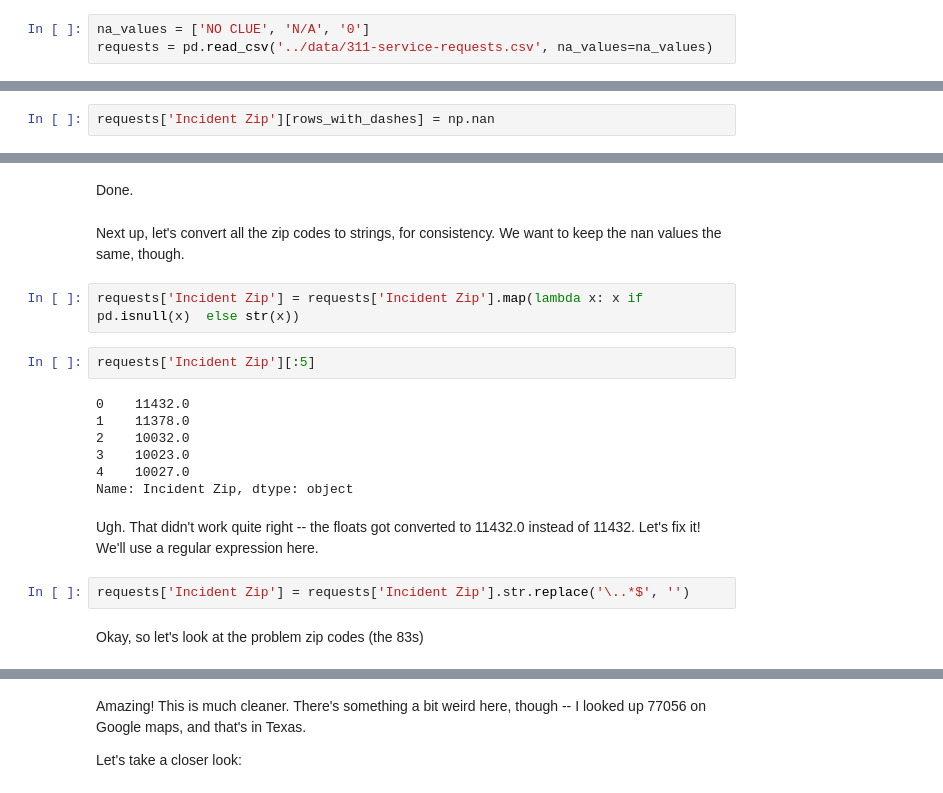
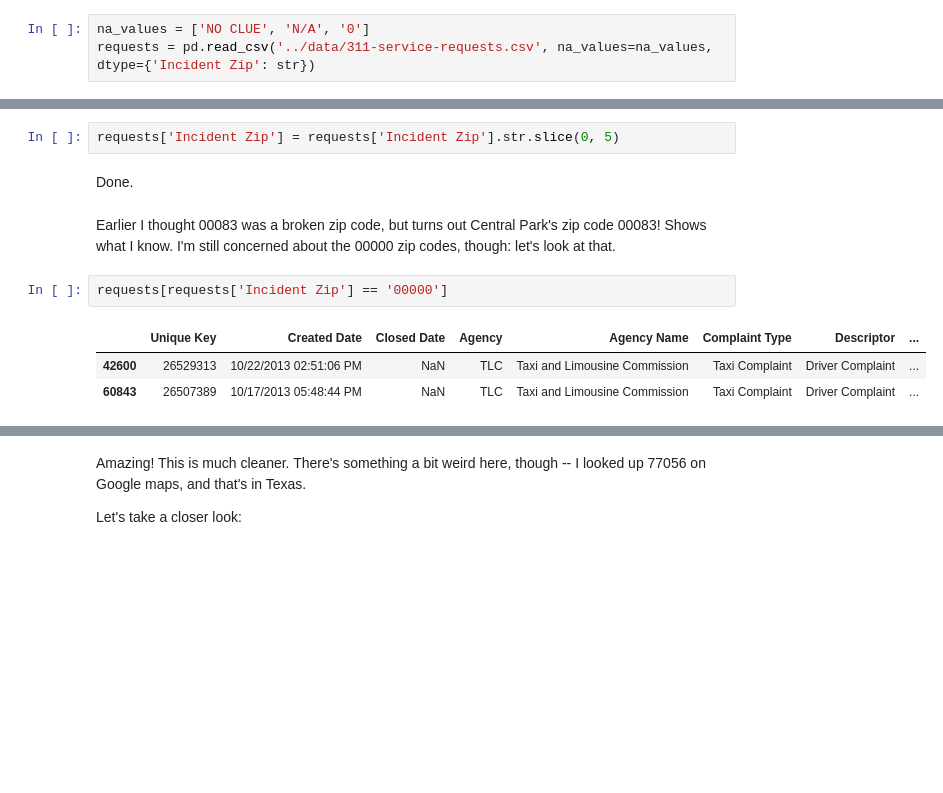
Before and after one commit to jvns/pandas-cookbook, a Jupyter notebook: cookbook/Chapter 7 - Cleaning up messy data.ipynb, the cells around one changed output, grey strips where cells are left out. Saved outputs shown, nothing was run; the diff lists cells and outputs as text; blank space fills up the shorter version.

```diff
--- a/cookbook/Chapter 7 - Cleaning up messy data.ipynb
+++ b/cookbook/Chapter 7 - Cleaning up messy data.ipynb
@@ -63,6 +63,6 @@ We can pass a `na_values` option to `pd.read_csv` to clean this up a little bit.
 # %%
 na_values = ['NO CLUE', 'N/A', '0']
-requests = pd.read_csv('../data/311-service-requests.csv', na_values=na_values)
+requests = pd.read_csv('../data/311-service-requests.csv', na_values=na_values, dtype={'Incident Zip': str})
 # %%
 requests['Incident Zip'].unique()
 # %% [output]
@@ -104,2 +101,0 @@ Huh. Weird. Don't know what it means. Let's remove them!
-# %%
-requests['Incident Zip'][rows_with_dashes] = np.nan
@@ -106,21 +116,12 @@ requests['Incident Zip'][rows_with_dashes] = np.nan
+# %%
+requests['Incident Zip'] = requests['Incident Zip'].str.slice(0, 5)
 # %% [markdown]
 Done.
-# %% [markdown]
-Next up, let's convert all the zip codes to strings, for consistency. We want to keep the nan values the same, though.
-# %%
-requests['Incident Zip'] = requests['Incident Zip'].map(lambda x: x if pd.isnull(x)  else str(x))
+# %% [markdown]
+Earlier I thought 00083 was a broken zip code, but turns out Central Park's zip code 00083! Shows what I know. I'm still concerned about the 00000 zip codes, though: let's look at that.
 # %%
-requests['Incident Zip'][:5]
+requests[requests['Incident Zip'] == '00000']
 # %% [output]
-0    11432.0
-1    11378.0
-2    10032.0
-3    10023.0
-4    10027.0
-Name: Incident Zip, dtype: object
+|  | Unique Key | Created Date | Closed Date | Agency | Agency Name | Complaint Type | Descriptor | ... |
+| 42600 | 26529313 | 10/22/2013 02:51:06 PM | NaN | TLC | Taxi and Limousine Commission | Taxi Complaint | Driver Complaint | ... |
+| 60843 | 26507389 | 10/17/2013 05:48:44 PM | NaN | TLC | Taxi and Limousine Commission | Taxi Complaint | Driver Complaint | ... |
-# %% [markdown]
-Ugh. That didn't work quite right -- the floats got converted to 11432.0 instead of 11432. Let's fix it! We'll use a regular expression here.
-# %%
-requests['Incident Zip'] = requests['Incident Zip'].str.replace('\..*$', '')
-# %% [markdown]
-Okay, so let's look at the problem zip codes (the 83s)
```
Also changed, not shown: parts of 23 cells of this notebook.
